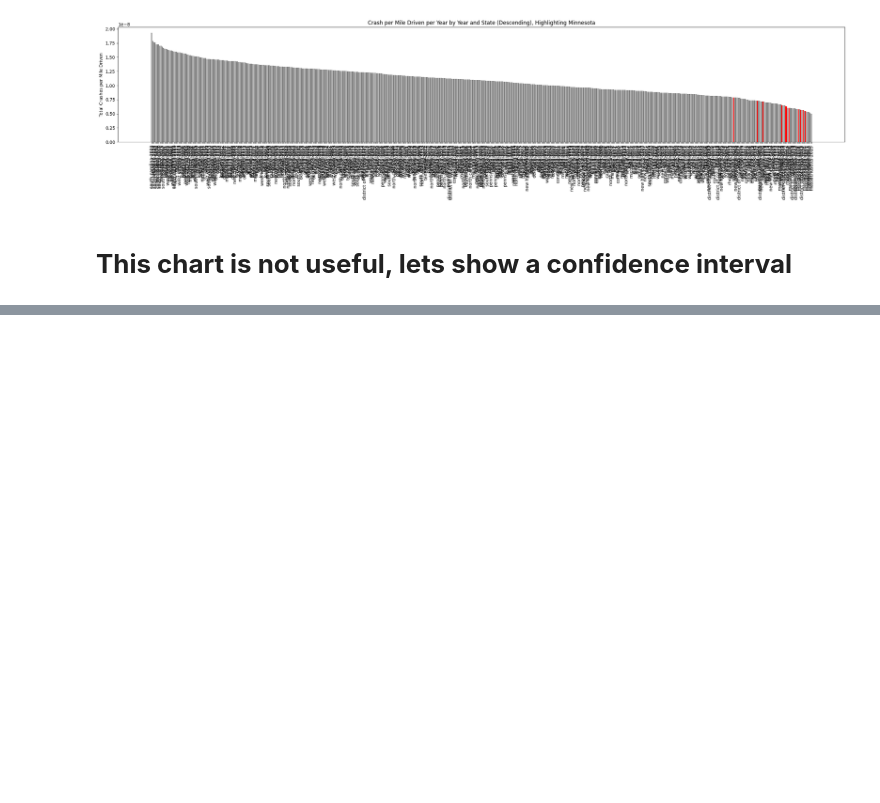
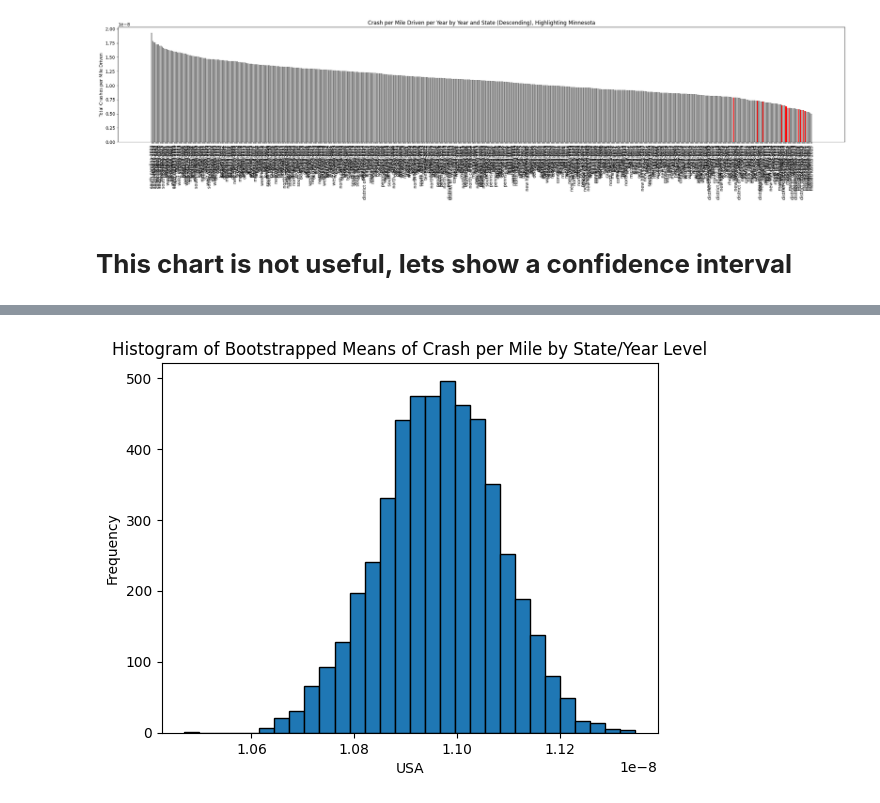
Before and after one commit to evan4629/SEIS631_Project_MN_Fatal_Merging, a Jupyter notebook: mn_drivers_hypothesis_FinalResults.ipynb, the cells around one changed output, grey strips where cells are left out. Cells and saved outputs as stored; diff of their text form; code cells hidden in the pictures; blank space fills up the shorter version.

```diff
--- a/mn_drivers_hypothesis_FinalResults.ipynb
+++ b/mn_drivers_hypothesis_FinalResults.ipynb
@@ -686,0 +672,29 @@ The p-value is 0.0
+# %%
+# Calculate a CLT metric for bootstrapping.
+# Metric: Total Fatal Crashes / Mile Driven across all State-Year data points.
+crashes_per_mile_by_state_and_year['State'] = "USA"
+
+state_year_summary = crashes_per_mile_by_state_and_year.groupby('State')['crash_per_mile'].agg({'mean','count','std'}).reset_index()
+state_year_summary['boot_se'] = pd.NA
+state_year_summary['lower'] = pd.NA
+state_year_summary['upper'] = pd.NA
+n_sim = 5000
+
+boot_means = {}
+
+for idx, row in state_year_summary.iterrows():
+    this_region = row['State']
+    this_measures = crashes_per_mile_by_state_and_year.query(f"State =='{this_region}'")
+
+    samples = []
+    for _ in range(n_sim):
+        this_sample = this_measures.sample(n=len(this_measures),replace = True)
+        samples.append(np.mean(this_sample['crash_per_mile']))
+
+    boot_means[this_region] = samples
+
+    state_year_summary.loc[state_year_summary['State']==this_region,'boot_se'] = np.std(samples)
+    state_year_summary.loc[state_year_summary['State']==this_region,'lower'] = np.quantile(samples,0.025)
+    state_year_summary.loc[state_year_summary['State']==this_region,'upper'] = np.quantile(samples,0.975)
+
+state_year_summary = state_year_summary.sort_values('mean', ascending=False).reset_index(drop=True)
@@ -686,0 +736,13 @@ The p-value is 0.0
+# %%
+key = list(boot_means.keys())[0]
+
+# get the list of values
+values = boot_means[key]
+
+plt.hist(values, bins=30, edgecolor='black')
+plt.xlabel(key)
+plt.ylabel("Frequency")
+plt.title(f"Histogram of Bootstrapped Means of Crash per Mile by State/Year Level")
+plt.show()
+# %% [output]
+[figure, added]
```
Also changed, not shown: parts of 14 cells of this notebook.
